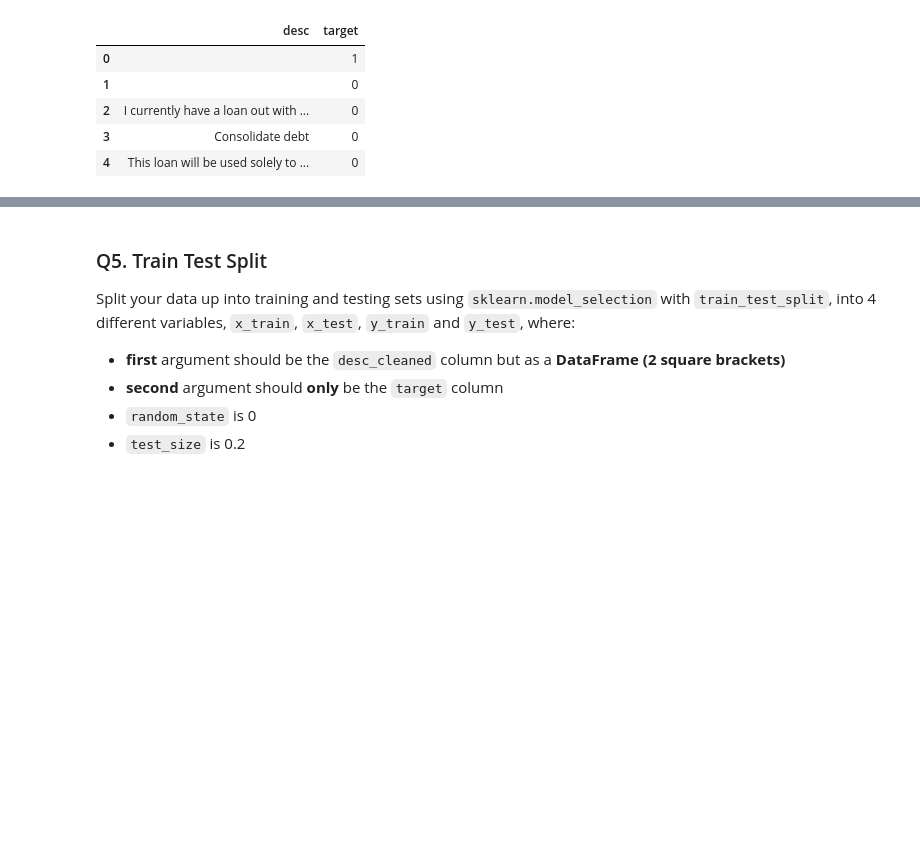
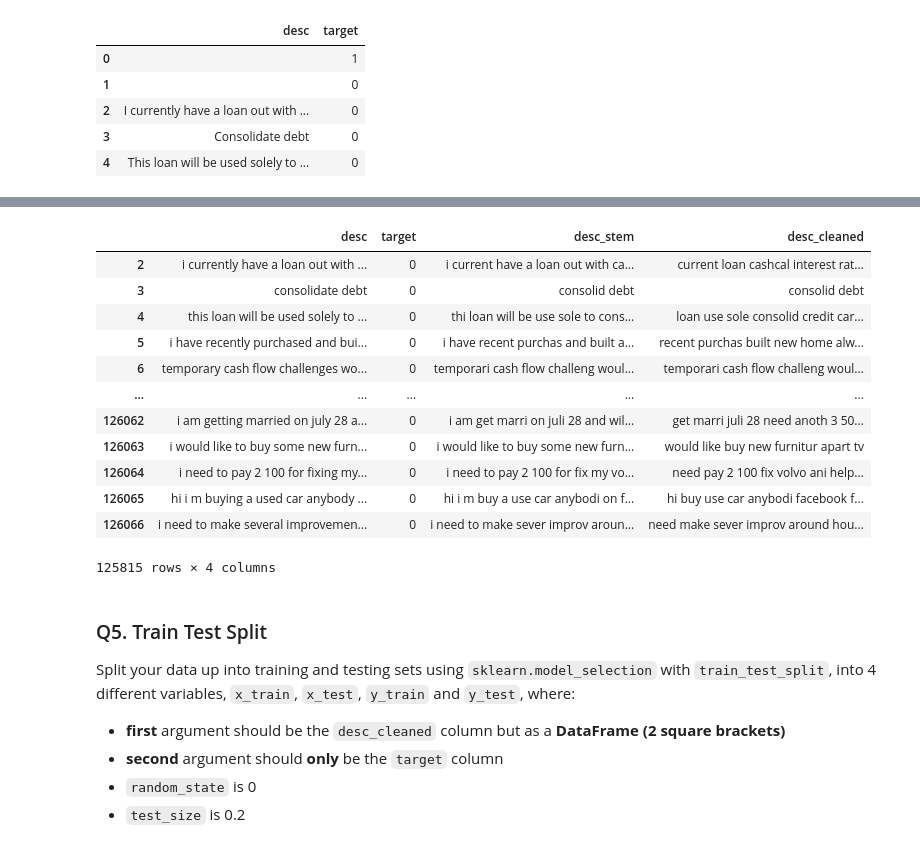
Before and after one commit to helloitsm3/DS102, a Jupyter notebook: Lesson 05/Problem Set/FirstName_LastName_Hackwagon_Academy_DS102_-_Problem_Set_3.ipynb, the cells around one changed output, grey strips where cells are left out. Cells and saved outputs as stored; diff of their text form; code cells hidden in the pictures; blank space fills up the shorter version.

```diff
--- a/Lesson 05/Problem Set/FirstName_LastName_Hackwagon_Academy_DS102_-_Problem_Set_3.ipynb
+++ b/Lesson 05/Problem Set/FirstName_LastName_Hackwagon_Academy_DS102_-_Problem_Set_3.ipynb
@@ -196,6 +204,42 @@ Using the `apply()` method, create a new column called `desc_no_stopwords` to th
 **Expected Output:**
 
 <img src="https://i.imgur.com/1fED4Uu.png">
+# %%
+from nltk.corpus import stopwords
+
+STOP_WORDS = stopwords.words()
+
+def newfunc(x):
+    tokenized = []
+    s = " "
+    word = []
+
+    tokenized.append(word_tokenize(x))
+
+    for i in tokenized:
+        for a in i:
+            if a.lower() not in STOP_WORDS:
+                word.append(a)
+
+    words = s.join(word)
+    return words
+
+new_desc_df["desc_cleaned"] = new_desc_df["desc_stem"].apply(newfunc)
+new_desc_df
+# %% [output]
+|  | desc | target | desc_stem | desc_cleaned |
+| 2 | i currently have a loan out with ... | 0 | i current have a loan out with ca... | current loan cashcal interest rat... |
+| 3 | consolidate debt | 0 | consolid debt | consolid debt |
+| 4 | this loan will be used solely to ... | 0 | thi loan will be use sole to cons... | loan use sole consolid credit car... |
+| 5 | i have recently purchased and bui... | 0 | i have recent purchas and built a... | recent purchas built new home alw... |
+| 6 | temporary cash flow challenges wo... | 0 | temporari cash flow challeng woul... | temporari cash flow challeng woul... |
+| ... | ... | ... | ... | ... |
+| 126062 | i am getting married on july 28 a... | 0 | i am get marri on juli 28 and wil... | get marri juli 28 need anoth 3 50... |
+| 126063 | i would like to buy some new furn... | 0 | i would like to buy some new furn... | would like buy new furnitur apart tv |
+| 126064 | i need to pay 2 100 for fixing my... | 0 | i need to pay 2 100 for fix my vo... | need pay 2 100 fix volvo ani help... |
+| 126065 | hi i m buying a used car anybody ... | 0 | hi i m buy a use car anybodi on f... | hi buy use car anybodi facebook f... |
+| 126066 | i need to make several improvemen... | 0 | i need to make sever improv aroun... | need make sever improv around hou... |
+125815 rows × 4 columns
 # %%
 ## TA/INSTRUCTOR ONLY
 ## MARKS AWARDED: /1
```
Also changed, not shown: parts of 7 cells of this notebook.
